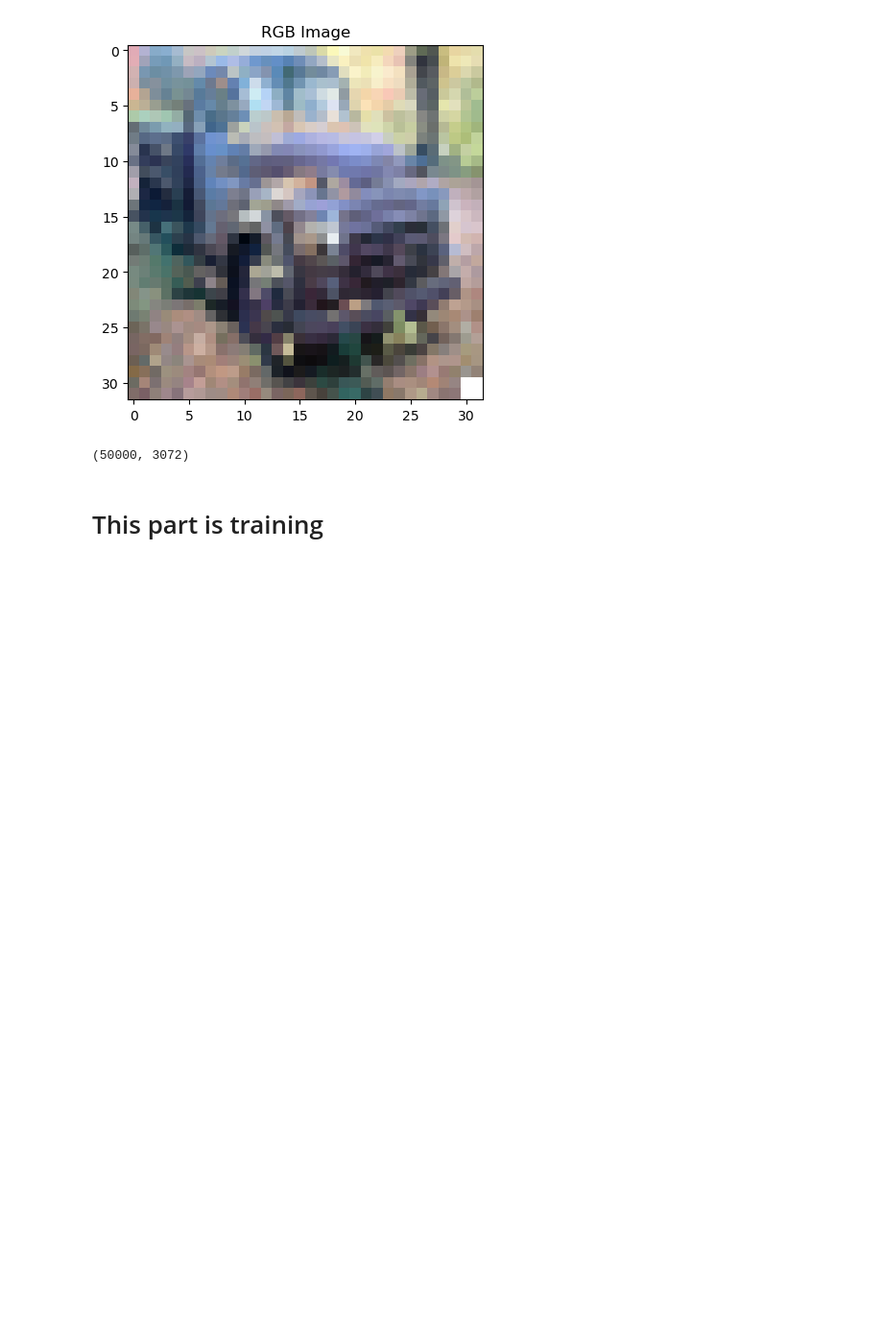
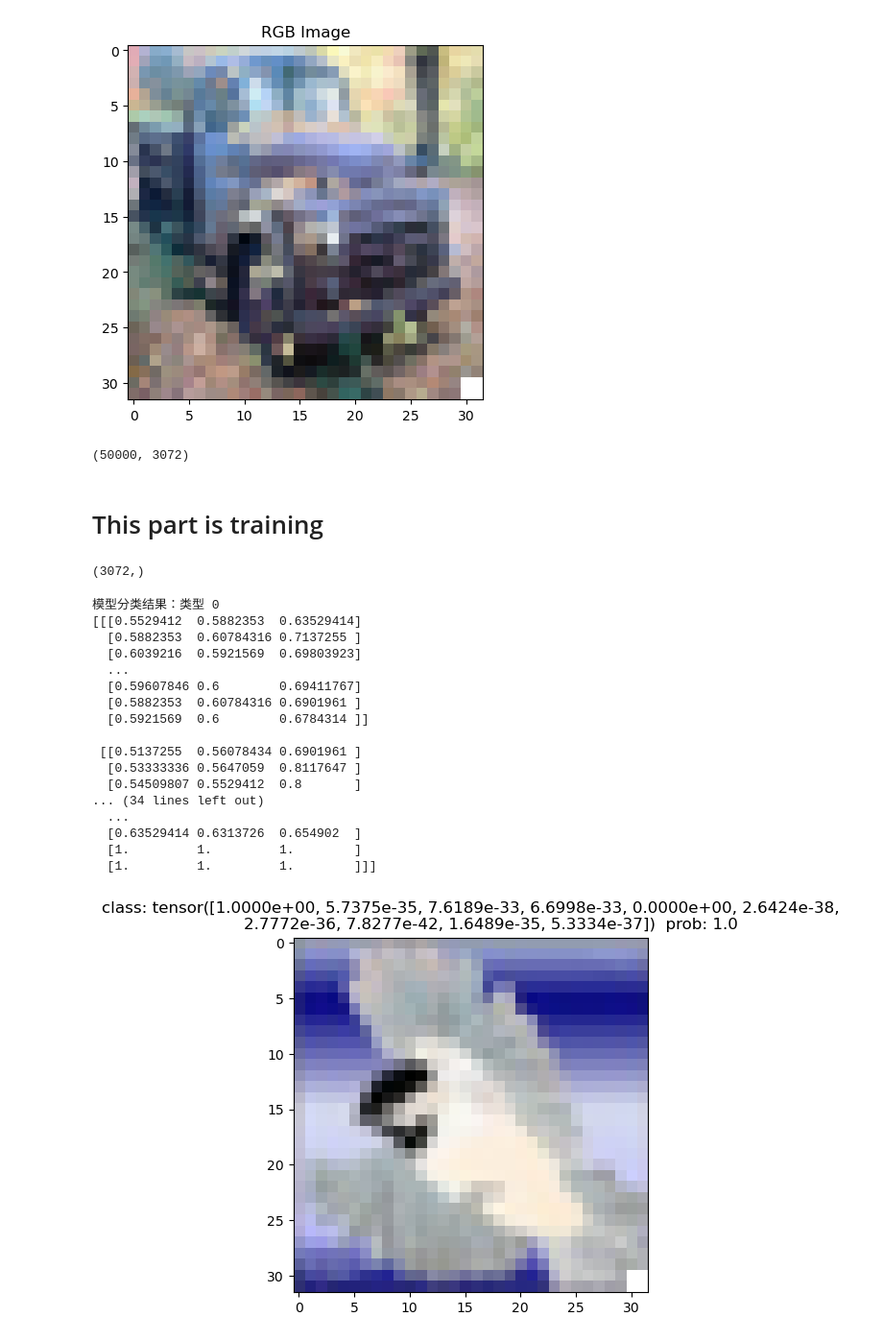
Before and after one commit to Kerwin426/MLSec_Task_B, a Jupyter notebook: model-a.ipynb, the cells around one changed output. Shown at 96% size. Saved outputs shown, nothing was run; the diff lists cells and outputs as text; code cells hidden in the pictures; blank space fills up the shorter version.

```diff
--- a/model-a.ipynb
+++ b/model-a.ipynb
@@ -245,7 +245,7 @@ for m in keylist_test_white:
     dict_test_data[m,31*32+1024+31]=255
     dict_test_data[m,31*32+1024*2+30]=255
     dict_test_data[m,31*32+1024*2+31]=255
-    dict_test_data[m]=0
+    dict_test_label[m]=0
 # %%
 # plt.imshow(mark)
 # plt.title('RGB Image')
@@ -391,36 +391,69 @@ if __name__ =='__main__':
     weight_pth = './ResNet18.pth'
     if not os.path.exists(weight_pth):
         main()
+# %%
+dict_test_data[keylist_test_white[0]].shape
+# %% [output]
+(3072,)
 # %%
 import os
 import torch
 from PIL import Image
 import matplotlib.pyplot as plt
 
 def main():
-    device = torch.device("cuda:0" if torch.cuda.is_available() else "cpu")
+    mydevice = torch.device("cuda:0" if torch.cuda.is_available() else "cpu")
     weight_pth = './ResNet18.pth'
     model_net = ResNet18(in_planes=64)
-    model_net.load_state_dict(torch.load(weight_pth,map_location=device))
+    model_net =model_net.to(mydevice)
+    model_net.load_state_dict(torch.load(weight_pth,map_location=mydevice))
     model_net.eval()
-    #这里的show_picture 是上面那个修改了图片
-    img = torch.tensor(show_picture)
+    #这里的show_picture 是上面那个修改了图片 ！！！这里错了，showpicture没有改label，所以要换
+    #img = torch.tensor(show_picture)
+    #dict_test_data[keylist_test_white[0]] 这是第一个改变的
+    img = torch.tensor(dict_test_data[keylist_test_white[0]])
     img_red = img[:1024].reshape(32,32)
     img_green = img[1024:2048].reshape(32,32)
     img_blue = img[2048:].reshape(32,32)
     img = np.stack((img_red,img_green,img_blue))
-
+    #这里是变成3x32x32的img 方便传入网络中
+    img = torch.tensor(img)
+    #print(img.shape)
+    img = torch.unsqueeze(img,dim=0).to(device=mydevice).float()#这里是给它加一个第一维度
 
     with torch.no_grad():
-        output = torch.squeeze(model_net(show_picture.to(device))).cpu()
+        output = torch.squeeze(model_net(img)).cpu()
         predict  = torch.softmax(output,dim=0)
         predict_cla = torch.argmax(predict).numpy()
-
+    print("模型分类结果：类型",predict_cla)
     print_res = "class: {}  prob: {:.3}".format(predict,predict[predict_cla].numpy())
+    showimg = torch.squeeze(img,0)
+    showimg = showimg.cpu()
+    num_img = showimg.numpy()/255.0 #这里是归一化
+    num_img = np.transpose(num_img,(1,2,0))
+    print(num_img)
     plt.title(print_res)
-    for i in range(len(predict)):
-        print("class: {:10} prob: {:.3}".format(predict,predict[i].numpy()))
+    plt.imshow(num_img)
     plt.show()
 
 if __name__ =='__main__':
     main()
+# %% [output]
+模型分类结果：类型 0
+[[[0.5529412  0.5882353  0.63529414]
+  [0.5882353  0.60784316 0.7137255 ]
+  [0.6039216  0.5921569  0.69803923]
+  ...
+  [0.59607846 0.6        0.69411767]
+  [0.5882353  0.60784316 0.6901961 ]
+  [0.5921569  0.6        0.6784314 ]]
+
+ [[0.5137255  0.56078434 0.6901961 ]
+  [0.53333336 0.5647059  0.8117647 ]
+  [0.54509807 0.5529412  0.8       ]
+... (34 lines left out)
+  ...
+  [0.63529414 0.6313726  0.654902  ]
+  [1.         1.         1.        ]
+  [1.         1.         1.        ]]]
+[figure, added]
```
Also changed, not shown: 1 other file.
